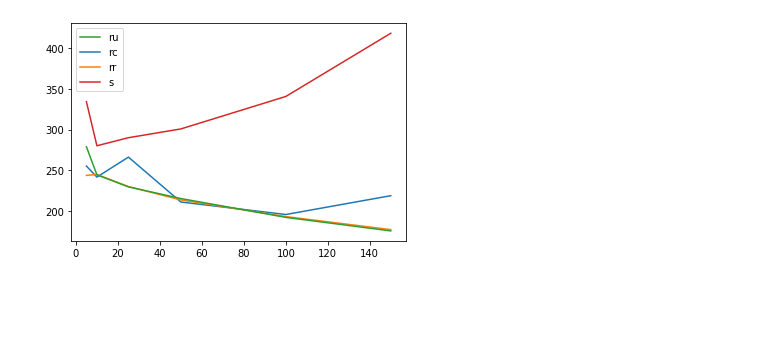
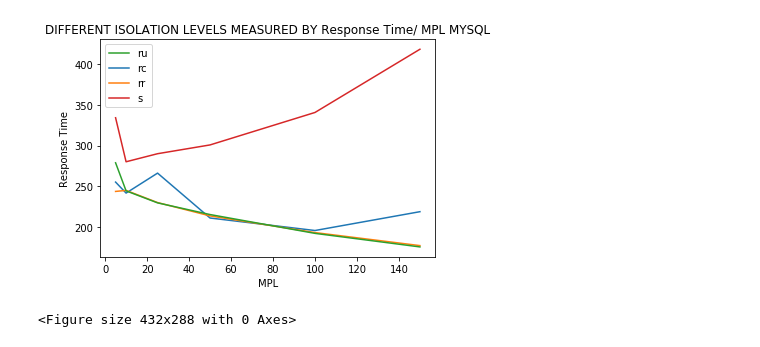
Before and after one commit to glennga/tippers-benchmark, a Jupyter notebook: exploration.ipynb, the cells around one changed output. Cells and saved outputs as stored; diff of their text form; code cells hidden in the pictures; blank space fills up the shorter version.

```diff
--- a/exploration.ipynb
+++ b/exploration.ipynb
@@ -65,38 +195,44 @@ plt.legend([ low_concurrency, high_concurrency],[ "low_concurrency", "high_concu
 # %%
-# Response time of complete workload for Postgres and MySQL w/ different isolation levels.
+# Response time of complete workload for MySQL w/ different isolation levels. (high concurrency)
 
 #ru, rr, rc, s
 
+
+#rc
 mpls = mysql_log.query('workload == "c" and concurrency == "high" and iso == "rc"')['mpl']
 mysql_response_time = mysql_log.query('workload == "c" and concurrency == "high" and iso == "rc"')['time_delta']
-postgres_response_time = postgres_log.query('workload == "c" and concurrency == "high" and iso == "rc"')['time_delta']
+rc_plot_mysql, = plt.plot(mpls, mysql_response_time, label = "rc")
 
-rc_plot_mysql, = plt.plot(mpls, mysql_response_time, label = "rc")
-#plt.plot(mpls, postgres_response_time)
 
+#rr
 mpls = mysql_log.query('workload == "c" and concurrency == "high" and iso == "rr"')['mpl']
 mysql_response_time = mysql_log.query('workload == "c" and concurrency == "high" and iso == "rr"')['time_delta']
-postgres_response_time = postgres_log.query('workload == "c" and concurrency == "high" and iso == "rr"')['time_delta']
+rr_plot_mysql, = plt.plot(mpls, mysql_response_time, label = "rr")
 
-rr_plot_mysql, = plt.plot(mpls, mysql_response_time, label = "rr")
-#plt.plot(mpls, postgres_response_time)
+#ru
+mpls = mysql_log.query('workload == "c" and concurrency == "high" and iso == "ru"')['mpl']
+mysql_response_time = mysql_log.query('workload == "c" and concurrency == "high" and iso == "ru"')['time_delta']
+ru_plot_mysql, = plt.plot(mpls, mysql_response_time, label = "ru")
+
+#rs
+mpls = mysql_log.query('workload == "c" and concurrency == "high" and iso == "s"')['mpl']
+mysql_response_time = mysql_log.query('workload == "c" and concurrency == "high" and iso == "s"')['time_delta']
+rs_plot_mysql, =plt.plot(mpls, mysql_response_time , label = "s")
 
 
-mpls = mysql_log.query('workload == "c" and concurrency == "high" and iso == "ru"')['mpl']
-mysql_response_time = mysql_log.query('workload == "c" and concurrency == "high" and iso == "ru"')['time_delta']
-postgres_response_time = postgres_log.query('workload == "c" and concurrency == "high" and iso == "ru"')['time_delta']
+plt.legend([ru_plot_mysql, rc_plot_mysql, rr_plot_mysql, rs_plot_mysql],["ru", "rc", "rr", "s"])
 
-ru_plot_mysql, = plt.plot(mpls, mysql_response_time, label = "ru")
-#plt.plot(mpls, postgres_response_time)
+plt.title("DIFFERENT ISOLATION LEVELS MEASURED BY Response Time/ MPL MYSQL")
+axes = plt.gca()
 
-mpls = mysql_log.query('workload == "c" and concurrency == "high" and iso == "s"')['mpl']
-mysql_response_time = mysql_log.query('workload == "c" and concurrency == "high" and iso == "s"')['time_delta']
-postgres_response_time = postgres_log.query('workload == "c" and concurrency == "high" and iso == "s"')['time_delta']
+axes.set_xlabel("MPL")
+axes.set_ylabel("Response Time")
 
-rs_plot_mysql, =plt.plot(mpls, mysql_response_time , label = "s")
-#plt.plot(mpls, postgres_response_time)
 
-plt.legend([ru_plot_mysql, rc_plot_mysql, rr_plot_mysql, rs_plot_mysql],["ru", "rc", "rr", "s"])
+
 plt.show()
+
+plt.savefig("fig_MIXED_ALL_ISO_high_concurrency_MYSQL.png")
 # %% [output]
-[figure, old version]
+[figure, new version]
+<Figure size 432x288 with 0 Axes>
```
Also changed, not shown: parts of 11 cells of this notebook.
